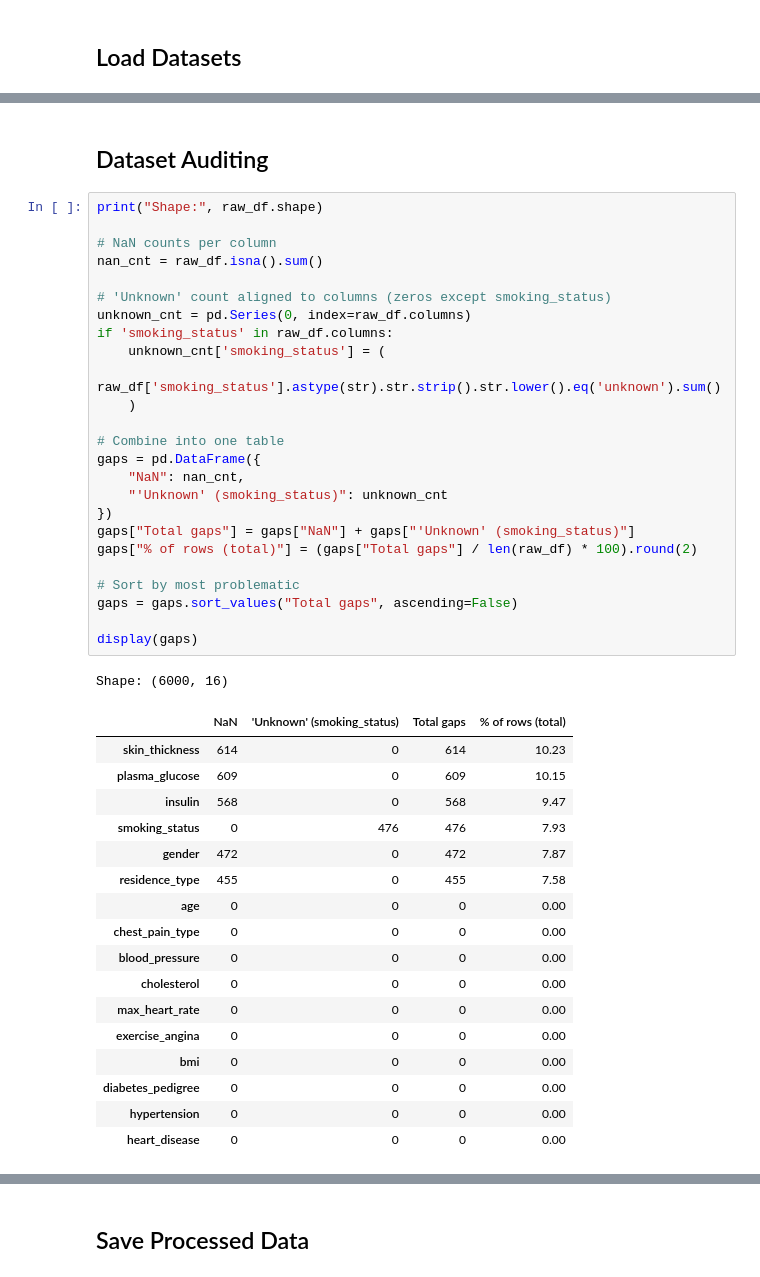
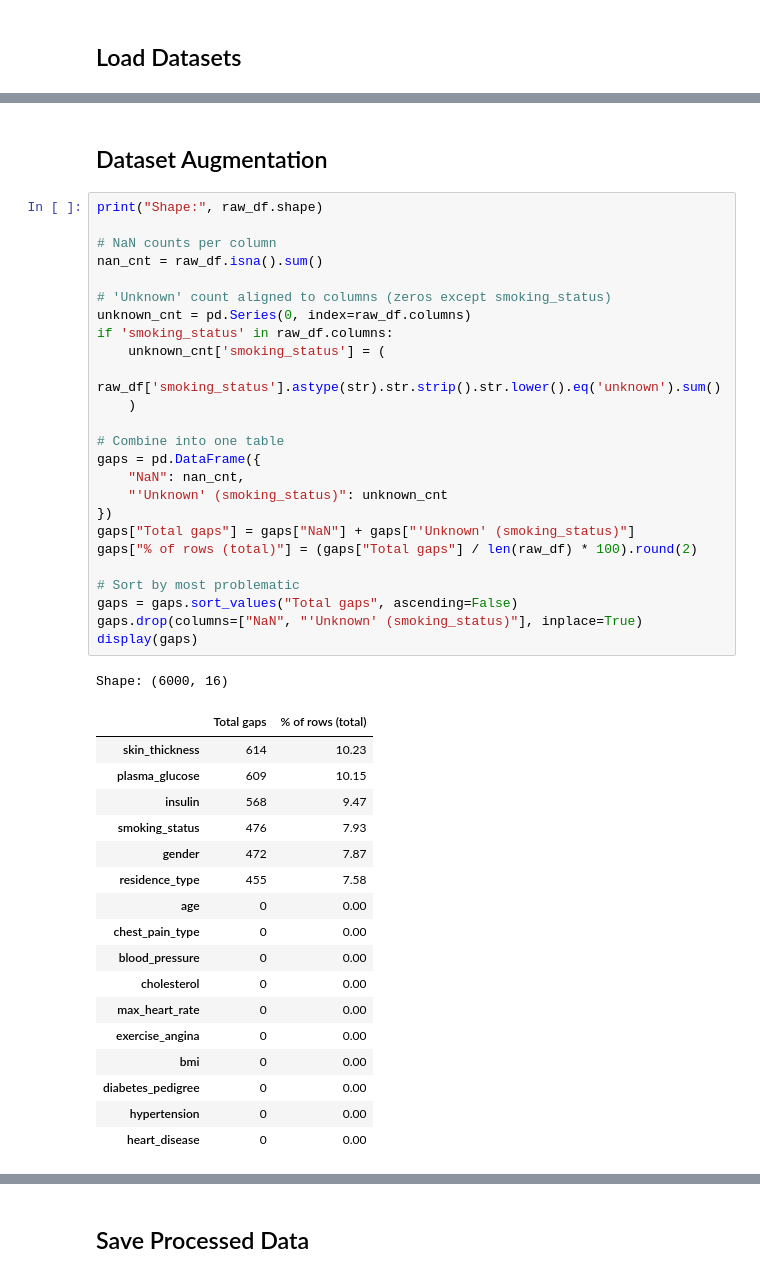
Before and after one commit to YassienTawfikk/MediCluster, a Jupyter notebook: notebooks/01_data_setup.ipynb, the cells around one changed output, grey strips where cells are left out. Saved outputs shown, nothing was run; the diff lists cells and outputs as text.

```diff
--- a/notebooks/01_data_setup.ipynb
+++ b/notebooks/01_data_setup.ipynb
@@ -53,46 +49,46 @@ raw_df.head()
 # %% [markdown]
-## Dataset Auditing
+## Dataset Augmentation
 # %%
 print("Shape:", raw_df.shape)
 
 # NaN counts per column
 nan_cnt = raw_df.isna().sum()
 
 # 'Unknown' count aligned to columns (zeros except smoking_status)
 unknown_cnt = pd.Series(0, index=raw_df.columns)
 if 'smoking_status' in raw_df.columns:
     unknown_cnt['smoking_status'] = (
         raw_df['smoking_status'].astype(str).str.strip().str.lower().eq('unknown').sum()
     )
 
 # Combine into one table
 gaps = pd.DataFrame({
     "NaN": nan_cnt,
     "'Unknown' (smoking_status)": unknown_cnt
 })
 gaps["Total gaps"] = gaps["NaN"] + gaps["'Unknown' (smoking_status)"]
 gaps["% of rows (total)"] = (gaps["Total gaps"] / len(raw_df) * 100).round(2)
 
 # Sort by most problematic
 gaps = gaps.sort_values("Total gaps", ascending=False)
-
+gaps.drop(columns=["NaN", "'Unknown' (smoking_status)"], inplace=True)
 display(gaps)
 # %% [output]
 Shape: (6000, 16)
-|  | NaN | 'Unknown' (smoking_status) | Total gaps | % of rows (total) |
-| skin_thickness | 614 | 0 | 614 | 10.23 |
-| plasma_glucose | 609 | 0 | 609 | 10.15 |
-| insulin | 568 | 0 | 568 | 9.47 |
-| smoking_status | 0 | 476 | 476 | 7.93 |
-| gender | 472 | 0 | 472 | 7.87 |
-| residence_type | 455 | 0 | 455 | 7.58 |
-| age | 0 | 0 | 0 | 0.00 |
-| chest_pain_type | 0 | 0 | 0 | 0.00 |
-| blood_pressure | 0 | 0 | 0 | 0.00 |
-| cholesterol | 0 | 0 | 0 | 0.00 |
-| max_heart_rate | 0 | 0 | 0 | 0.00 |
-| exercise_angina | 0 | 0 | 0 | 0.00 |
-| bmi | 0 | 0 | 0 | 0.00 |
-| diabetes_pedigree | 0 | 0 | 0 | 0.00 |
-| hypertension | 0 | 0 | 0 | 0.00 |
-| heart_disease | 0 | 0 | 0 | 0.00 |
+|  | Total gaps | % of rows (total) |
+| skin_thickness | 614 | 10.23 |
+| plasma_glucose | 609 | 10.15 |
+| insulin | 568 | 9.47 |
+| smoking_status | 476 | 7.93 |
+| gender | 472 | 7.87 |
+| residence_type | 455 | 7.58 |
+| age | 0 | 0.00 |
+| chest_pain_type | 0 | 0.00 |
+| blood_pressure | 0 | 0.00 |
+| cholesterol | 0 | 0.00 |
+| max_heart_rate | 0 | 0.00 |
+| exercise_angina | 0 | 0.00 |
+| bmi | 0 | 0.00 |
+| diabetes_pedigree | 0 | 0.00 |
+| hypertension | 0 | 0.00 |
+| heart_disease | 0 | 0.00 |
```
Also changed, not shown: parts of 23 cells of this notebook.
